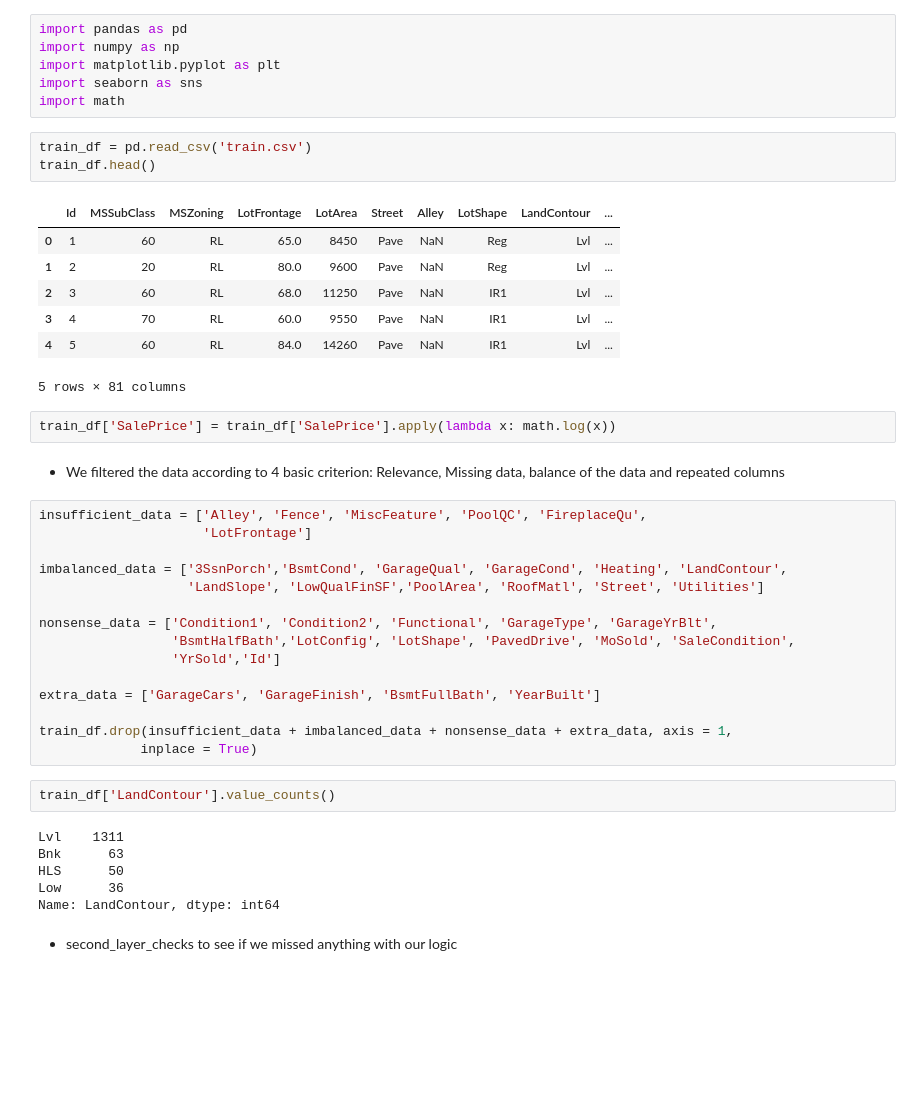
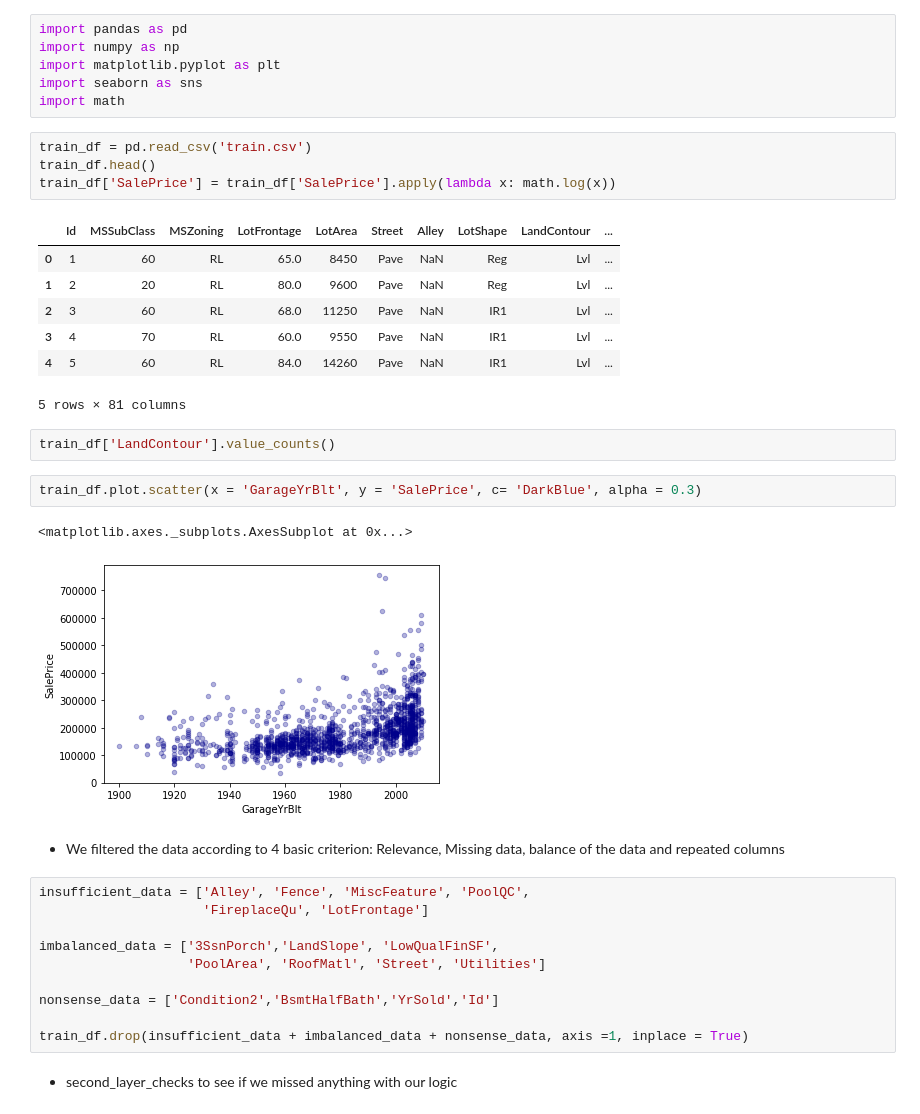
Before and after one commit to seanwdc/BIA_Regression, a Jupyter notebook: Data/Housing_Prediction.ipynb, the cells around one changed output. Saved outputs shown, nothing was run; the diff lists cells and outputs as text; blank space fills up the shorter version.

```diff
--- a/Data/Analysis.ipynb
+++ b/Data/Housing_Prediction.ipynb
@@ -11,6 +11,7 @@ import math
 # %%
 train_df = pd.read_csv('train.csv')
 train_df.head()
+train_df['SalePrice'] = train_df['SalePrice'].apply(lambda x: math.log(x))
 # %% [output]
 |  | Id | MSSubClass | MSZoning | LotFrontage | LotArea | Street | Alley | LotShape | LandContour | ... |
 | 0 | 1 | 60 | RL | 65.0 | 8450 | Pave | NaN | Reg | Lvl | ... |
@@ -19,33 +20,25 @@ train_df.head()
 | 3 | 4 | 70 | RL | 60.0 | 9550 | Pave | NaN | IR1 | Lvl | ... |
 | 4 | 5 | 60 | RL | 84.0 | 14260 | Pave | NaN | IR1 | Lvl | ... |
 5 rows × 81 columns
-# %%
-train_df['SalePrice'] = train_df['SalePrice'].apply(lambda x: math.log(x))
+# %%
+train_df['LandContour'].value_counts()
+# %%
+train_df.plot.scatter(x = 'GarageYrBlt', y = 'SalePrice', c= 'DarkBlue', alpha = 0.3)
+# %% [output]
+<matplotlib.axes._subplots.AxesSubplot at 0x...>
+[figure, added]
 # %% [markdown]
 - We filtered the data according to 4 basic criterion: Relevance, Missing data, balance of the data and repeated columns
 # %%
-insufficient_data = ['Alley', 'Fence', 'MiscFeature', 'PoolQC', 'FireplaceQu',
-                     'LotFrontage']
+insufficient_data = ['Alley', 'Fence', 'MiscFeature', 'PoolQC',
+                     'FireplaceQu', 'LotFrontage']
 
-imbalanced_data = ['3SsnPorch','BsmtCond', 'GarageQual', 'GarageCond', 'Heating', 'LandContour',
-                   'LandSlope', 'LowQualFinSF','PoolArea', 'RoofMatl', 'Street', 'Utilities']
+imbalanced_data = ['3SsnPorch','LandSlope', 'LowQualFinSF',
+                   'PoolArea', 'RoofMatl', 'Street', 'Utilities']
 
-nonsense_data = ['Condition1', 'Condition2', 'Functional', 'GarageType', 'GarageYrBlt',
-                 'BsmtHalfBath','LotConfig', 'LotShape', 'PavedDrive', 'MoSold', 'SaleCondition',
-                 'YrSold','Id']
+nonsense_data = ['Condition2','BsmtHalfBath','YrSold','Id']
 
-extra_data = ['GarageCars', 'GarageFinish', 'BsmtFullBath', 'YearBuilt']
-
-train_df.drop(insufficient_data + imbalanced_data + nonsense_data + extra_data, axis = 1,
-             inplace = True)
+train_df.drop(insufficient_data + imbalanced_data + nonsense_data, axis =1, inplace = True)
-# %%
-train_df['LandContour'].value_counts()
-# %% [output]
-Lvl    1311
-Bnk      63
-HLS      50
-Low      36
-Name: LandContour, dtype: int64
 # %% [markdown]
 - second_layer_checks to see if we missed anything with our logic
 # %%
```
Also changed, not shown: parts of 23 cells of this notebook.
